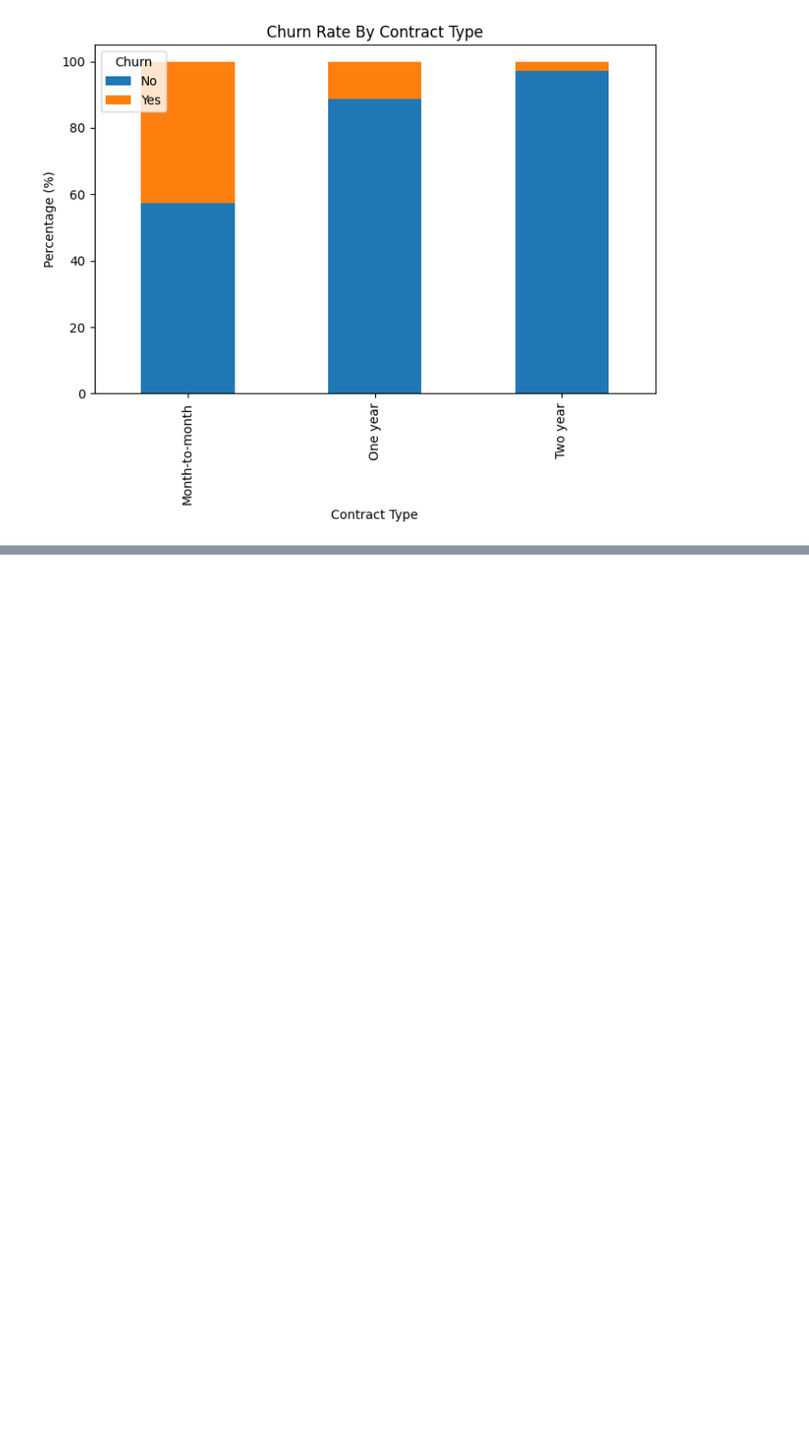
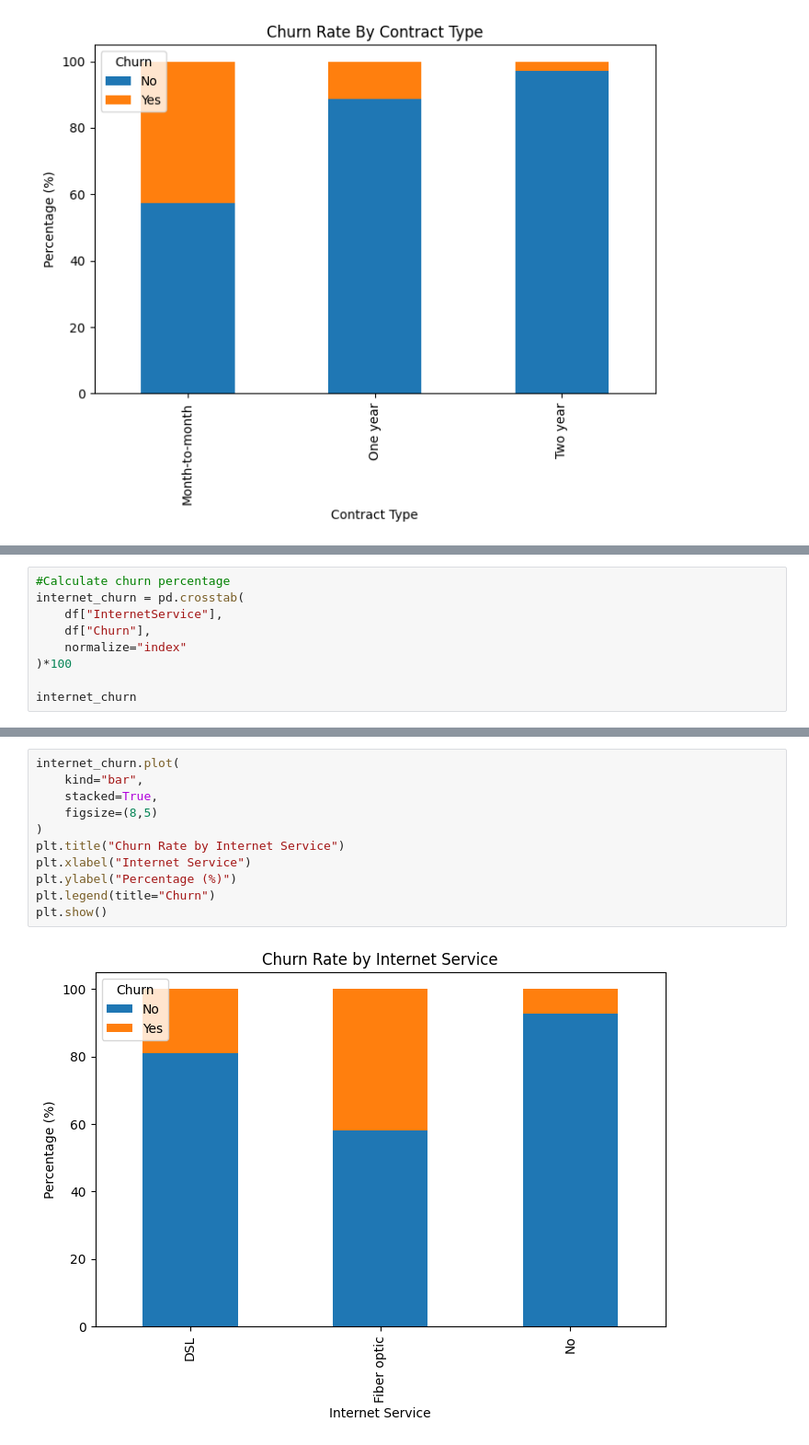
Before and after one commit to RabinPhuyal/Customer-Churn-Prediction-Neural-Network, a Jupyter notebook: Customer_Churn_Prediction_Neural_Network.ipynb, the cells around one changed output, grey strips where cells are left out. Shown at 92% size. Cells and saved outputs as stored; diff of their text form; blank space fills up the shorter version.

```diff
--- a/Customer_Churn_Prediction_Neural_Network.ipynb
+++ b/Customer_Churn_Prediction_Neural_Network.ipynb
@@ -164,0 +234,9 @@ plt.figure(figsize=(8,5))
+# %%
+#Calculate churn percentage
+internet_churn = pd.crosstab(
+    df["InternetService"],
+    df["Churn"],
+    normalize="index"
+)*100
+
+internet_churn
@@ -164,0 +249,13 @@ plt.figure(figsize=(8,5))
+# %%
+internet_churn.plot(
+    kind="bar",
+    stacked=True,
+    figsize=(8,5)
+)
+plt.title("Churn Rate by Internet Service")
+plt.xlabel("Internet Service")
+plt.ylabel("Percentage (%)")
+plt.legend(title="Churn")
+plt.show()
+# %% [output]
+[figure, added]
```
Also changed, not shown: parts of 20 cells of this notebook.
